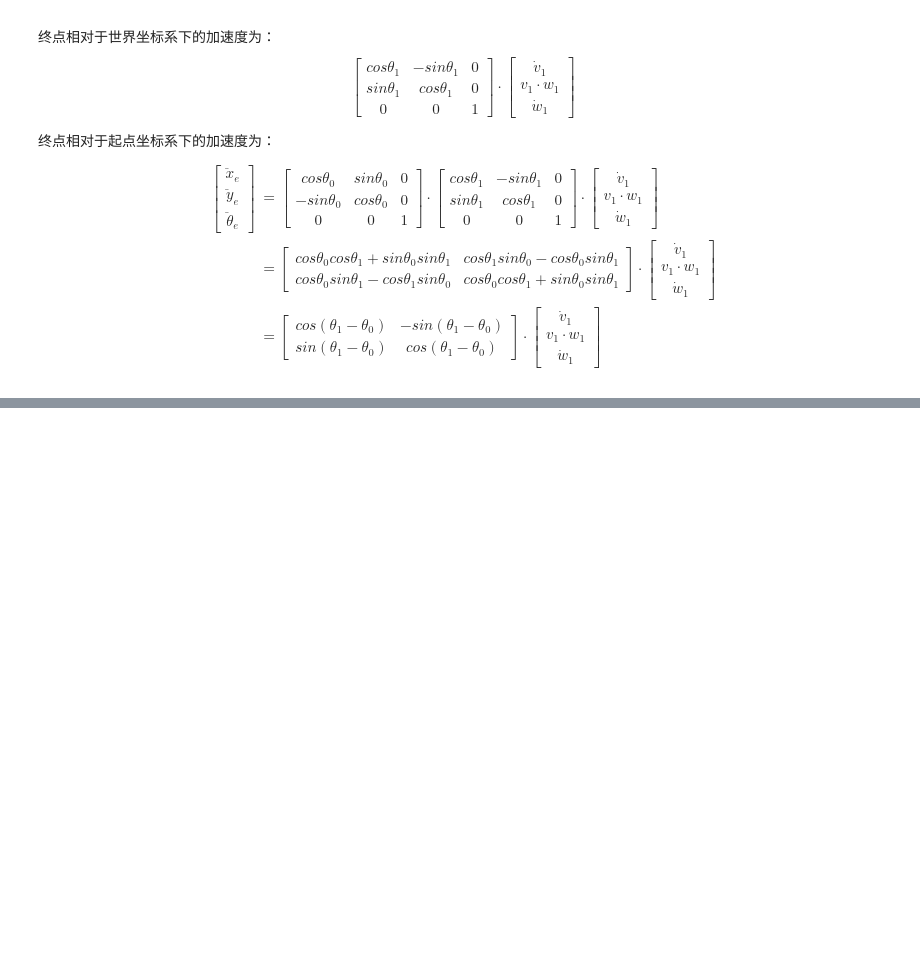
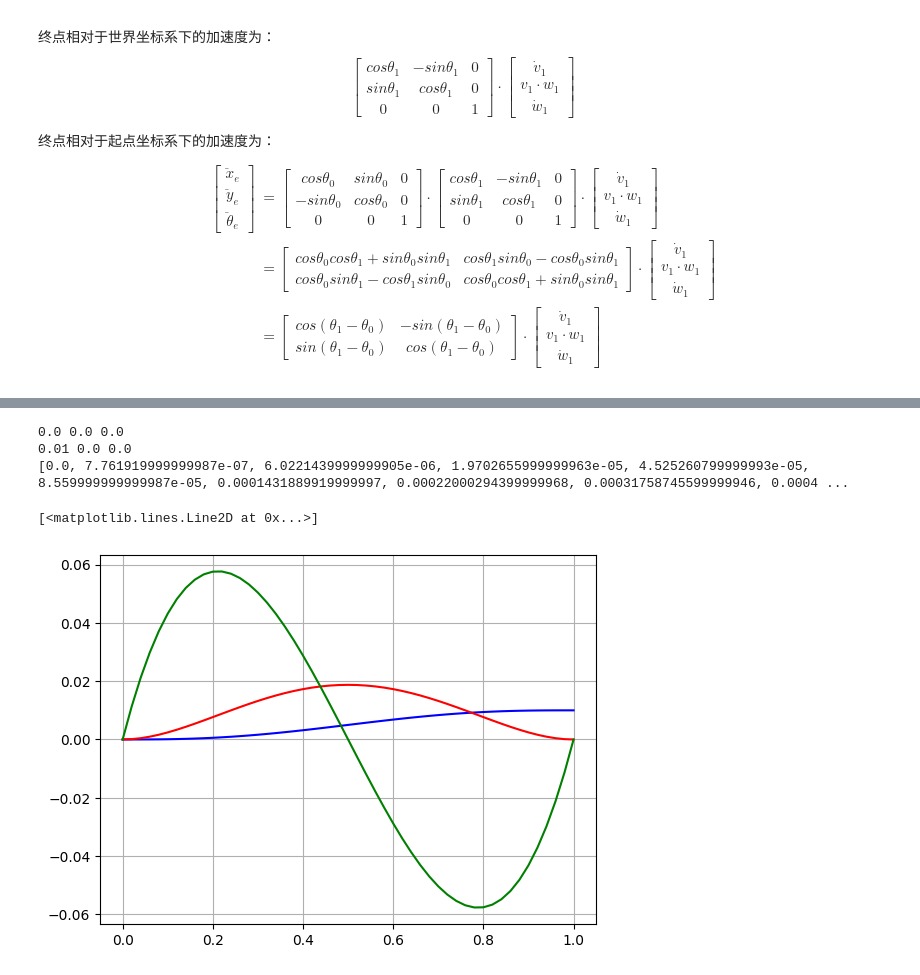
Before and after one commit to John5465/ControlPy, a Jupyter notebook: trajectory_planning/quintic_polynomials_planner.ipynb, the cells around one changed output, grey strips where cells are left out. Saved outputs shown, nothing was run; the diff lists cells and outputs as text; code cells hidden in the pictures; blank space fills up the shorter version.

```diff
--- a/trajectory_planning/quintic_polynomials_planner.ipynb
+++ b/trajectory_planning/quintic_polynomials_planner.ipynb
@@ -385,0 +400,53 @@ if False:
+# %%
+t1 = 1.
+
+# 起点状态
+x0, y0, th0    = 0., 0., 0.
+v0, w0         = 0., 0.
+v_acc0, w_acc0 = 0.8, 0.
+
+#终点状态
+x1, y1, th1    = 0.3, 0.010, 0.
+v1, w1         = 0., 0.
+v_acc1, w_acc1 = 0., 0.
+#x_s, v_s, a_s = r_state0.origin_pos[X_INDEX], r_state0.origin_speed[X_INDEX], r_state0.origin_acc[X_INDEX]
+#x_e, v_e, a_e = r_state1.origin_pos[X_INDEX], r_state1.origin_speed[X_INDEX], r_state1.origin_acc[X_INDEX]
+#xqp = QuinticPolynomial(x_s, v_s, a_s, x_e, v_e, a_e, t1)
+
+x_s, v_s, a_s = r_state0.origin_pos[Y_INDEX], r_state0.origin_speed[Y_INDEX], r_state0.origin_acc[Y_INDEX]
+x_e, v_e, a_e = r_state1.origin_pos[Y_INDEX], r_state1.origin_speed[Y_INDEX], r_state1.origin_acc[Y_INDEX]
+xqp = QuinticPolynomial(x_s, v_s, a_s, x_e, v_e, a_e, t1)
+
+print(x_s, v_s, a_s)
+print(x_e, v_e, a_e)
+
+time  = []
+pos_x = []
+vel_x = []
+acc_x = []
+
+dt = 0.02
+for t in np.arange(0., t1 + dt, dt):
+    time.append(t)
+    pos_x.append(xqp.calc_point(t))
+    vel_x.append(xqp.calc_first_derivative(t))
+    acc_x.append(xqp.calc_second_derivative(t))
+
+    #vx, vy = [xqp.calc_first_derivative(t), yqp.calc_first_derivative(t)]
+    #traj_dxdy.append([vx, vy])
+
+    #traj_yaw.append(np.rad2deg(np.arctan2(vy, vx)))
+
+print(pos_x)
+
+fig, ax = plt.subplots()
+ax.grid()
+ax.plot(time, pos_x, 'b')
+ax.plot(time, vel_x, 'r')
+ax.plot(time, acc_x, 'g')
+# %% [output]
+0.0 0.0 0.0
+0.01 0.0 0.0
+[0.0, 7.761919999999987e-07, 6.0221439999999905e-06, 1.9702655999999963e-05, 4.525260799999993e-05, 8.559999999999987e-05, 0.0001431889919999997, 0.00022000294399999968, 0.00031758745599999946, 0.0004 ...
+[<matplotlib.lines.Line2D at 0x...>]
+[figure, added]
```
Also changed, not shown: parts of 1 cell of this notebook, 1 other file.
